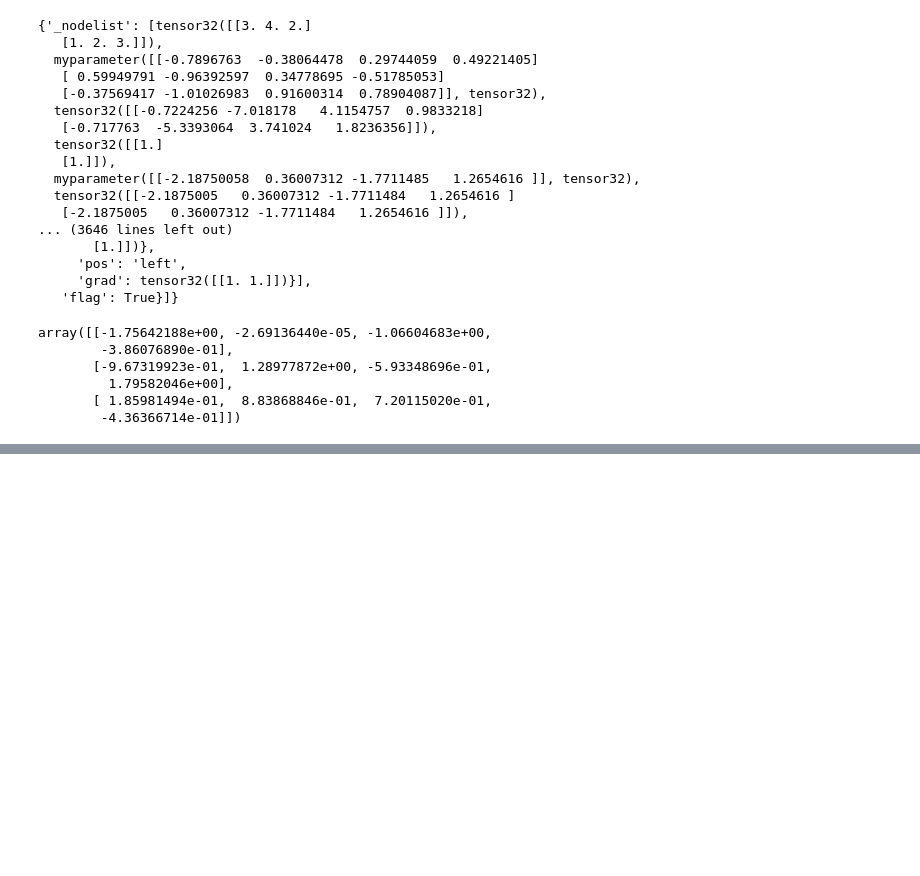
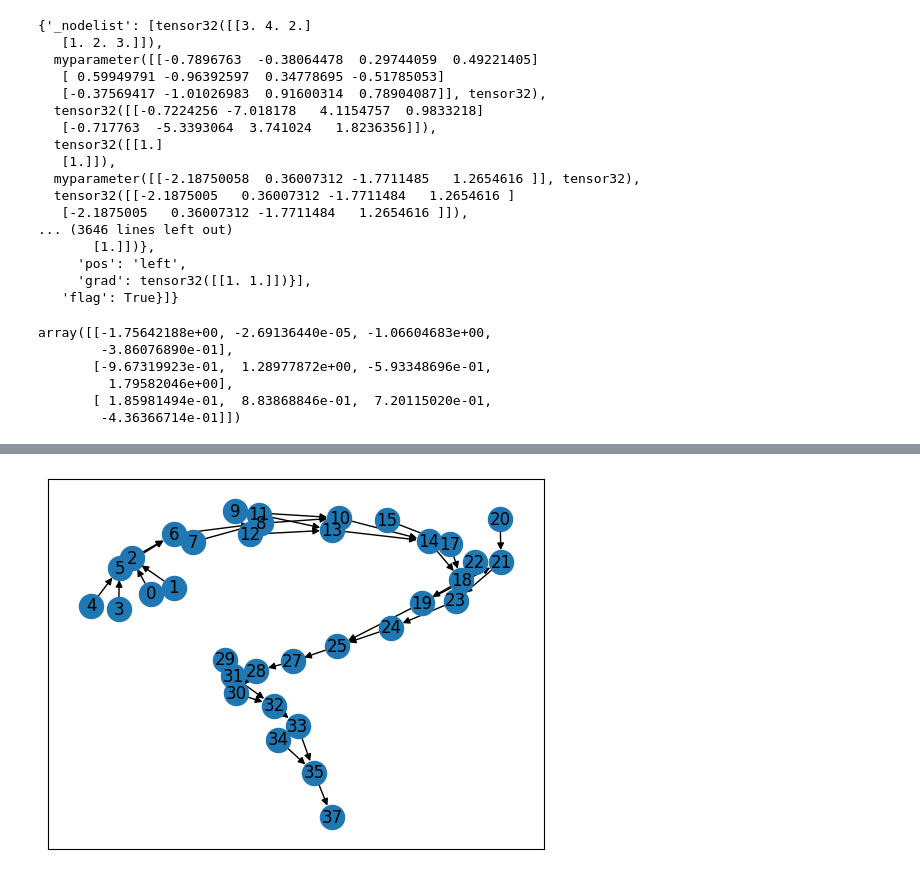
Before and after one commit to scsewzj/Mytorch, a Jupyter notebook: src/test.ipynb, the cells around one changed output, grey strips where cells are left out. Drawn from its saved outputs; the diff is of its cells as text; code cells hidden in the pictures; blank space fills up the shorter version.

```diff
--- a/src/test.ipynb
+++ b/src/test.ipynb
@@ -192,0 +1034,15 @@ x=MT.add(x,x)
+# %%
+import MyTensor as MT
+import MyNN as MN
+import MyPara as MP
+import Loss
+import MyOpt
+from tqdm import tqdm
+
+relu = MN.my_relu()
+softmax = MN.my_softmax()
+layer1=MN.my_linear_layer(in_feature=4,out_feature=10,paraw=MP.myparameter(npar_data=pw1.T),parab=MP.myparameter(npar_data=pb1))
+layer2=MN.my_linear_layer(in_feature=10,out_feature=3,paraw=MP.myparameter(npar_data=pw2.T),parab=MP.myparameter(npar_data=pb2))
+x=layer1(MT.mytensor(np.array(X_train_tensor)))
+x=relu(x)
+pred=layer2(x)
@@ -192,0 +1098,3 @@ x=MT.add(x,x)
+# %%
+for i in model.parameters():
+    print(i.grad)
@@ -192,0 +1121,10 @@ x=MT.add(x,x)
+# %%
+maxlist=[]
+for i in pred.npar_data:
+    maxlist.append(np.ones(i.shape)*np.max(i))
+XMax=MT.mytensor(np.array(maxlist))
+# %%
+temp=MT.add(pred,(-1)*XMax).exp()
+tempsum=MT.dot(temp,MT.ones((pred.shape[1],1)))
+tempsum_sameshape=MT.dot(tempsum, MT.ones((1, pred.shape[1])))
+MT.hadamard(temp,1/tempsum_sameshape)
@@ -192,0 +1361,9 @@ x=MT.add(x,x)
+# %%
+import networkx as nx
+cg = MT.mytensor.computegraph
+simple_DiG=nx.DiGraph()
+for i in cg._edgelist:
+    simple_DiG.add_edge(i['from'],i['to'])
+nx.draw_networkx(simple_DiG,pos=nx.spring_layout(simple_DiG))
+# %% [output]
+[figure, added]
```
Also changed, not shown: parts of 133 cells of this notebook, 9 other files.
